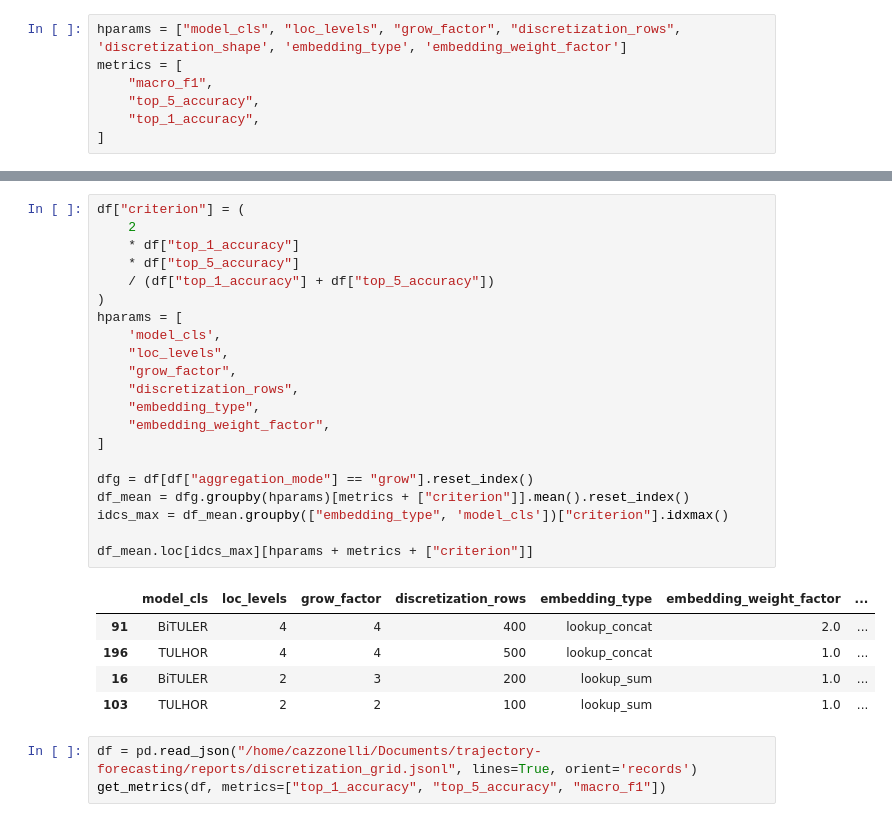
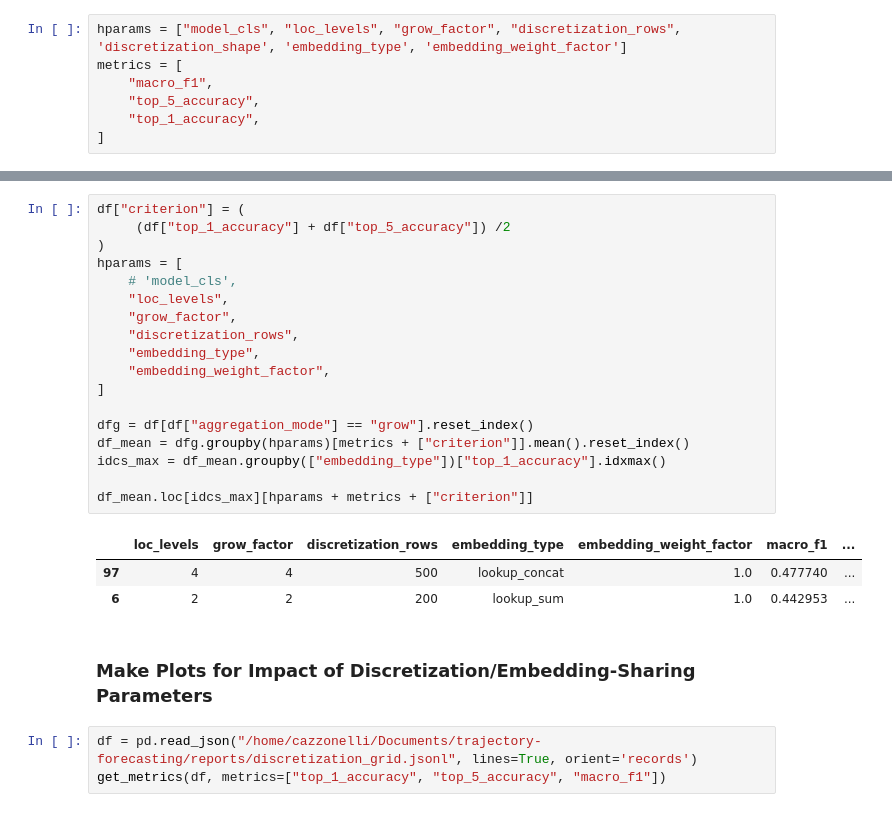
Before and after one commit to lucasczz/MiLES, a Jupyter notebook: notebooks/discretization.ipynb, the cells around one changed output, grey strips where cells are left out. Saved outputs shown, nothing was run; the diff lists cells and outputs as text.

```diff
--- a/notebooks/discretization.ipynb
+++ b/notebooks/discretization.ipynb
@@ -84,30 +53,27 @@ fig.tight_layout()
 # %%
 df["criterion"] = (
-    2
-    * df["top_1_accuracy"]
-    * df["top_5_accuracy"]
-    / (df["top_1_accuracy"] + df["top_5_accuracy"])
+     (df["top_1_accuracy"] + df["top_5_accuracy"]) /2
 )
 hparams = [
-    'model_cls',
+    # 'model_cls',
     "loc_levels",
     "grow_factor",
     "discretization_rows",
     "embedding_type",
     "embedding_weight_factor",
 ]
 
 dfg = df[df["aggregation_mode"] == "grow"].reset_index()
 df_mean = dfg.groupby(hparams)[metrics + ["criterion"]].mean().reset_index()
-idcs_max = df_mean.groupby(["embedding_type", 'model_cls'])["criterion"].idxmax()
+idcs_max = df_mean.groupby(["embedding_type"])["top_1_accuracy"].idxmax()
 
 df_mean.loc[idcs_max][hparams + metrics + ["criterion"]]
 # %% [output]
-|  | model_cls | loc_levels | grow_factor | discretization_rows | embedding_type | embedding_weight_factor | ... |
-| 91 | BiTULER | 4 | 4 | 400 | lookup_concat | 2.0 | ... |
-| 196 | TULHOR | 4 | 4 | 500 | lookup_concat | 1.0 | ... |
-| 16 | BiTULER | 2 | 3 | 200 | lookup_sum | 1.0 | ... |
-| 103 | TULHOR | 2 | 2 | 100 | lookup_sum | 1.0 | ... |
+|  | loc_levels | grow_factor | discretization_rows | embedding_type | embedding_weight_factor | macro_f1 | ... |
+| 97 | 4 | 4 | 500 | lookup_concat | 1.0 | 0.477740 | ... |
+| 6 | 2 | 2 | 200 | lookup_sum | 1.0 | 0.442953 | ... |
+# %% [markdown]
+### Make Plots for Impact of Discretization/Embedding-Sharing Parameters
 # %%
 df = pd.read_json("/home/cazzonelli/Documents/trajectory-forecasting/reports/discretization_grid.jsonl", lines=True, orient='records')
 get_metrics(df, metrics=["top_1_accuracy", "top_5_accuracy", "macro_f1"])
```
Also changed, not shown: parts of 11 cells of this notebook, 15 other files.
